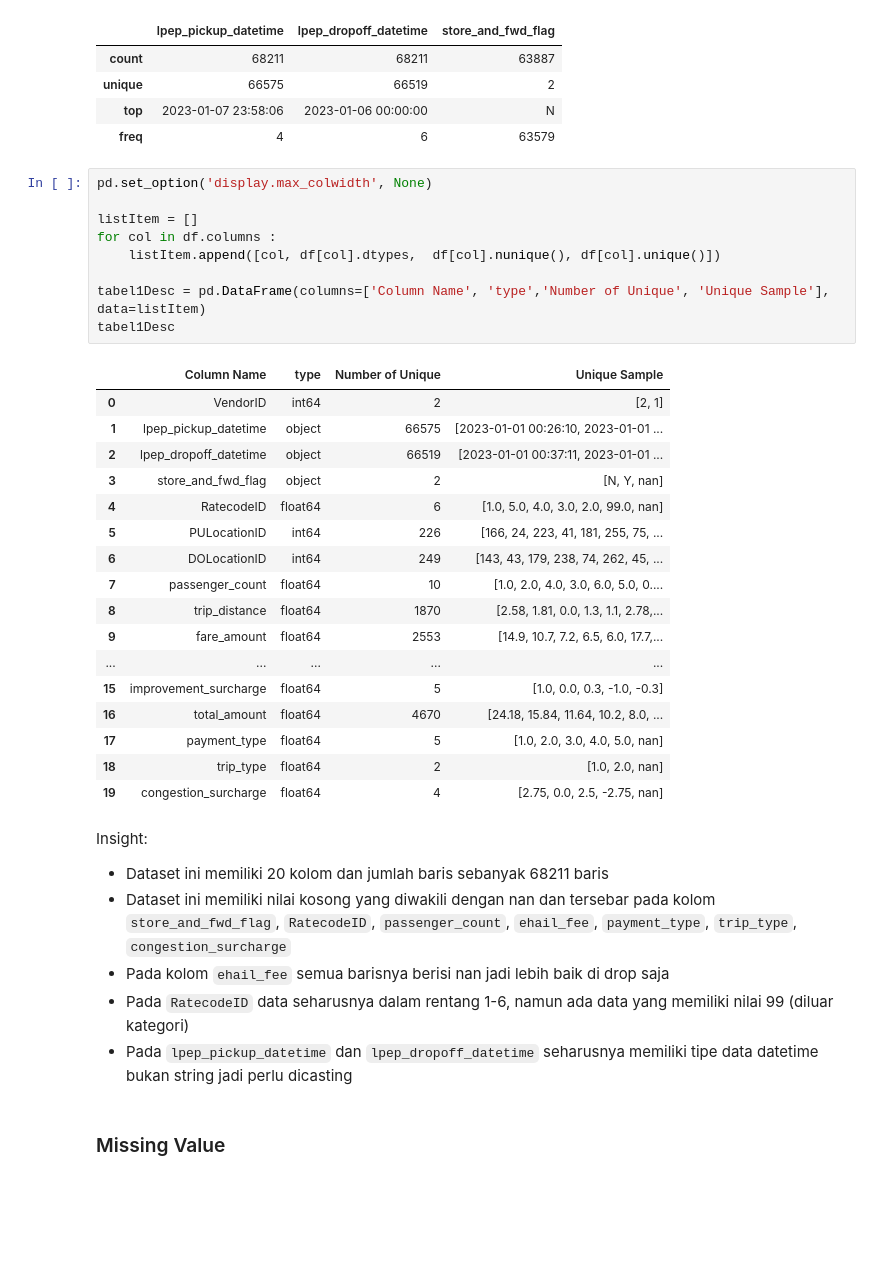
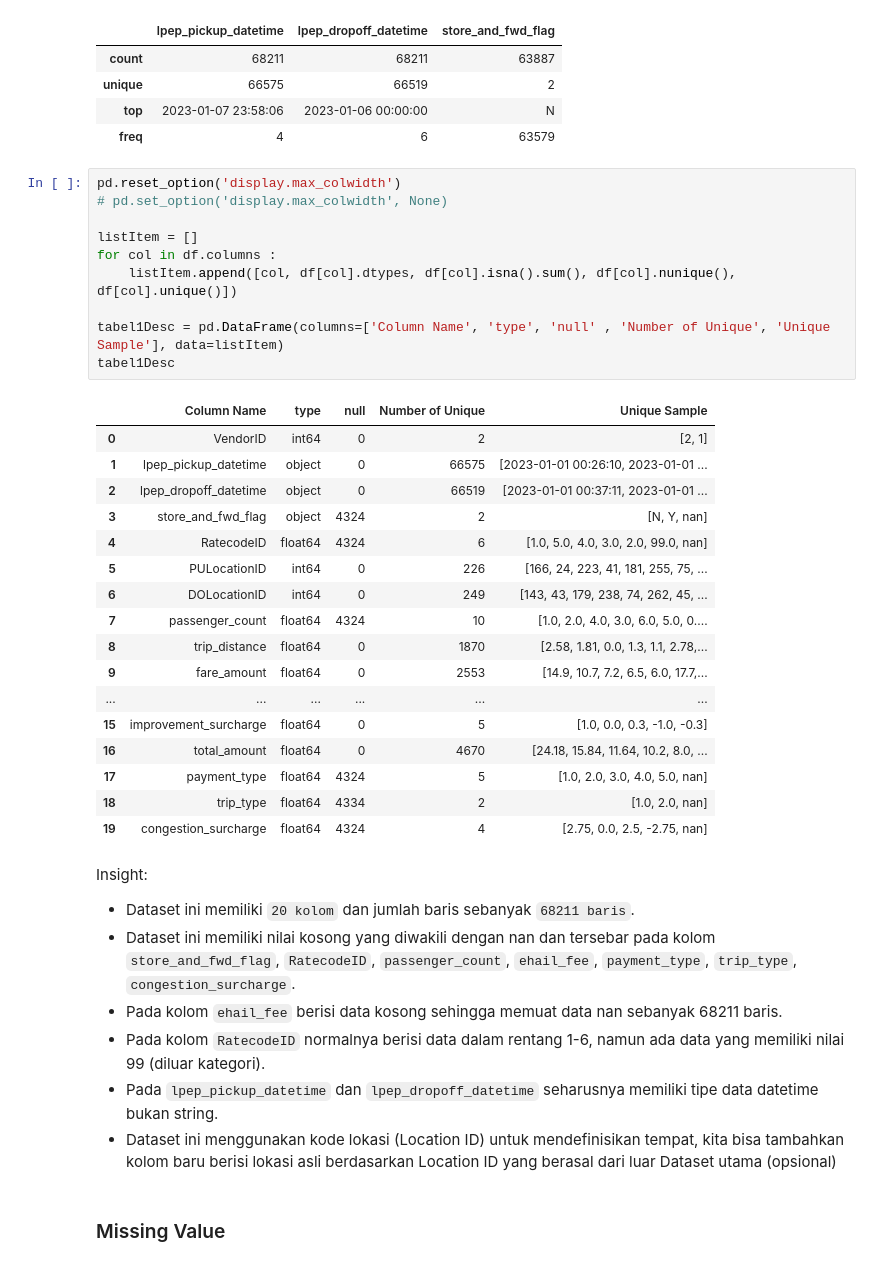
Before and after one commit to Meowstronot/New-York-City-TLC-Trip-Analyst, a Jupyter notebook: New York City TLC Trip.ipynb, the cells around one changed output. Cells and saved outputs as stored; diff of their text form; blank space fills up the shorter version.

```diff
--- a/New York City TLC Trip.ipynb
+++ b/New York City TLC Trip.ipynb
@@ -129,39 +131,41 @@ display(df.describe(), df.describe(include='object'))
 | top | 2023-01-07 23:58:06 | 2023-01-06 00:00:00 | N |
 | freq | 4 | 6 | 63579 |
 # %%
-pd.set_option('display.max_colwidth', None)
+pd.reset_option('display.max_colwidth')
+# pd.set_option('display.max_colwidth', None)
 
 listItem = []
 for col in df.columns :
-    listItem.append([col, df[col].dtypes,  df[col].nunique(), df[col].unique()])
+    listItem.append([col, df[col].dtypes, df[col].isna().sum(), df[col].nunique(), df[col].unique()])
 
-tabel1Desc = pd.DataFrame(columns=['Column Name', 'type','Number of Unique', 'Unique Sample'], data=listItem)
+tabel1Desc = pd.DataFrame(columns=['Column Name', 'type', 'null' , 'Number of Unique', 'Unique Sample'], data=listItem)
 tabel1Desc
 # %% [output]
-|  | Column Name | type | Number of Unique | Unique Sample |
-| 0 | VendorID | int64 | 2 | [2, 1] |
-| 1 | lpep_pickup_datetime | object | 66575 | [2023-01-01 00:26:10, 2023-01-01 ... |
-| 2 | lpep_dropoff_datetime | object | 66519 | [2023-01-01 00:37:11, 2023-01-01 ... |
-| 3 | store_and_fwd_flag | object | 2 | [N, Y, nan] |
-| 4 | RatecodeID | float64 | 6 | [1.0, 5.0, 4.0, 3.0, 2.0, 99.0, nan] |
-| 5 | PULocationID | int64 | 226 | [166, 24, 223, 41, 181, 255, 75, ... |
-| 6 | DOLocationID | int64 | 249 | [143, 43, 179, 238, 74, 262, 45, ... |
-| 7 | passenger_count | float64 | 10 | [1.0, 2.0, 4.0, 3.0, 6.0, 5.0, 0.... |
-| 8 | trip_distance | float64 | 1870 | [2.58, 1.81, 0.0, 1.3, 1.1, 2.78,... |
-| 9 | fare_amount | float64 | 2553 | [14.9, 10.7, 7.2, 6.5, 6.0, 17.7,... |
-| ... | ... | ... | ... | ... |
-| 15 | improvement_surcharge | float64 | 5 | [1.0, 0.0, 0.3, -1.0, -0.3] |
-| 16 | total_amount | float64 | 4670 | [24.18, 15.84, 11.64, 10.2, 8.0, ... |
-| 17 | payment_type | float64 | 5 | [1.0, 2.0, 3.0, 4.0, 5.0, nan] |
-| 18 | trip_type | float64 | 2 | [1.0, 2.0, nan] |
-| 19 | congestion_surcharge | float64 | 4 | [2.75, 0.0, 2.5, -2.75, nan] |
+|  | Column Name | type | null | Number of Unique | Unique Sample |
+| 0 | VendorID | int64 | 0 | 2 | [2, 1] |
+| 1 | lpep_pickup_datetime | object | 0 | 66575 | [2023-01-01 00:26:10, 2023-01-01 ... |
+| 2 | lpep_dropoff_datetime | object | 0 | 66519 | [2023-01-01 00:37:11, 2023-01-01 ... |
+| 3 | store_and_fwd_flag | object | 4324 | 2 | [N, Y, nan] |
+| 4 | RatecodeID | float64 | 4324 | 6 | [1.0, 5.0, 4.0, 3.0, 2.0, 99.0, nan] |
+| 5 | PULocationID | int64 | 0 | 226 | [166, 24, 223, 41, 181, 255, 75, ... |
+| 6 | DOLocationID | int64 | 0 | 249 | [143, 43, 179, 238, 74, 262, 45, ... |
+| 7 | passenger_count | float64 | 4324 | 10 | [1.0, 2.0, 4.0, 3.0, 6.0, 5.0, 0.... |
+| 8 | trip_distance | float64 | 0 | 1870 | [2.58, 1.81, 0.0, 1.3, 1.1, 2.78,... |
+| 9 | fare_amount | float64 | 0 | 2553 | [14.9, 10.7, 7.2, 6.5, 6.0, 17.7,... |
+| ... | ... | ... | ... | ... | ... |
+| 15 | improvement_surcharge | float64 | 0 | 5 | [1.0, 0.0, 0.3, -1.0, -0.3] |
+| 16 | total_amount | float64 | 0 | 4670 | [24.18, 15.84, 11.64, 10.2, 8.0, ... |
+| 17 | payment_type | float64 | 4324 | 5 | [1.0, 2.0, 3.0, 4.0, 5.0, nan] |
+| 18 | trip_type | float64 | 4334 | 2 | [1.0, 2.0, nan] |
+| 19 | congestion_surcharge | float64 | 4324 | 4 | [2.75, 0.0, 2.5, -2.75, nan] |
 # %% [markdown]
 Insight:
-* Dataset ini memiliki 20 kolom dan jumlah baris sebanyak 68211 baris
-* Dataset ini memiliki nilai kosong yang diwakili dengan nan dan tersebar pada kolom `store_and_fwd_flag`, `RatecodeID`, `passenger_count`, `ehail_fee`, `payment_type`, `trip_type`, `congestion_surcharge`
-* Pada kolom `ehail_fee` semua barisnya berisi nan jadi lebih baik di drop saja
-* Pada `RatecodeID` data seharusnya dalam rentang 1-6, namun ada data yang memiliki nilai 99 (diluar kategori)
-* Pada `lpep_pickup_datetime`	dan `lpep_dropoff_datetime` seharusnya memiliki tipe data datetime bukan string jadi perlu dicasting
+* Dataset ini memiliki `20 kolom` dan jumlah baris sebanyak `68211 baris`.
+* Dataset ini memiliki nilai kosong yang diwakili dengan nan dan tersebar pada kolom `store_and_fwd_flag`, `RatecodeID`, `passenger_count`, `ehail_fee`, `payment_type`, `trip_type`, `congestion_surcharge`.
+* Pada kolom `ehail_fee` berisi data kosong sehingga memuat data nan sebanyak 68211 baris.
+* Pada kolom `RatecodeID` normalnya berisi data dalam rentang 1-6, namun ada data yang memiliki nilai 99 (diluar kategori).
+* Pada `lpep_pickup_datetime` dan `lpep_dropoff_datetime` seharusnya memiliki tipe data datetime bukan string.
+* Dataset ini menggunakan kode lokasi (Location ID) untuk mendefinisikan tempat, kita bisa tambahkan kolom baru berisi lokasi asli berdasarkan Location ID yang berasal dari luar Dataset utama (opsional)
 # %% [markdown]
 ### Missing Value
 # %%
```
Also changed, not shown: parts of 36 cells of this notebook.
